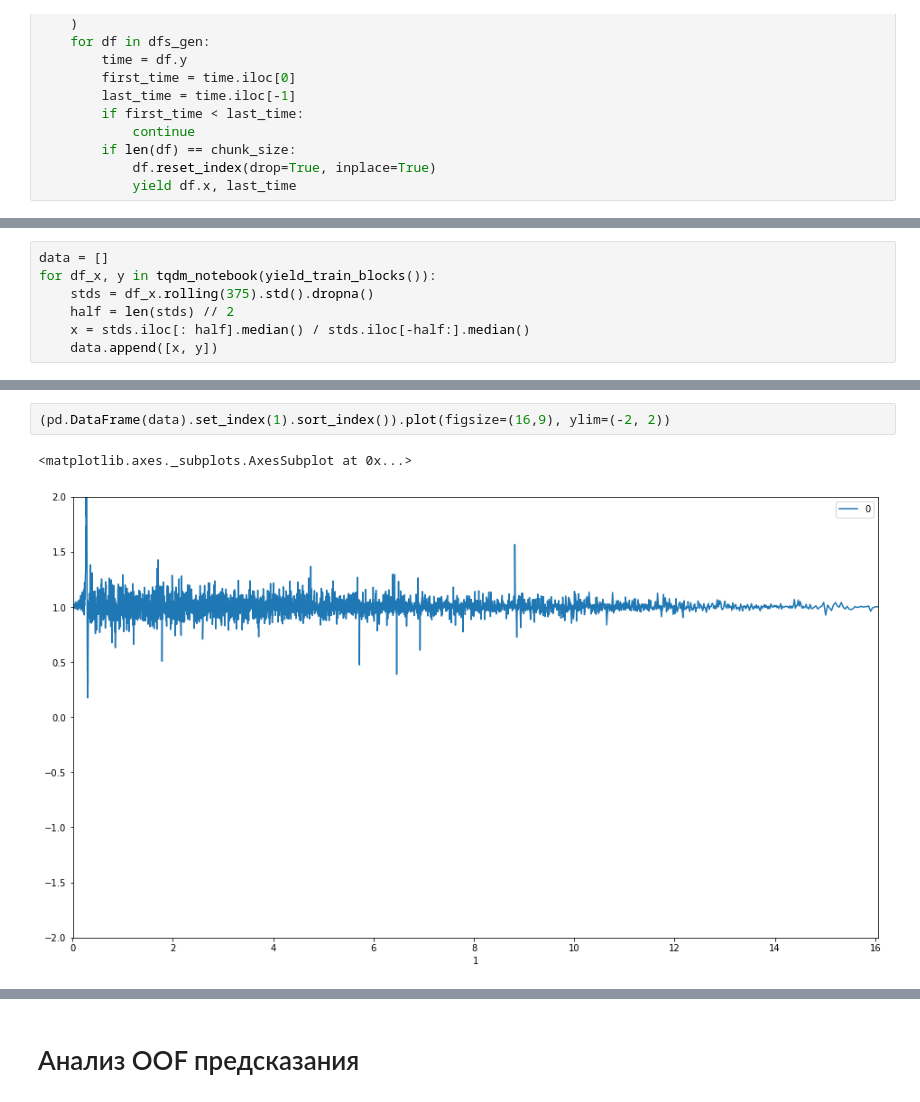
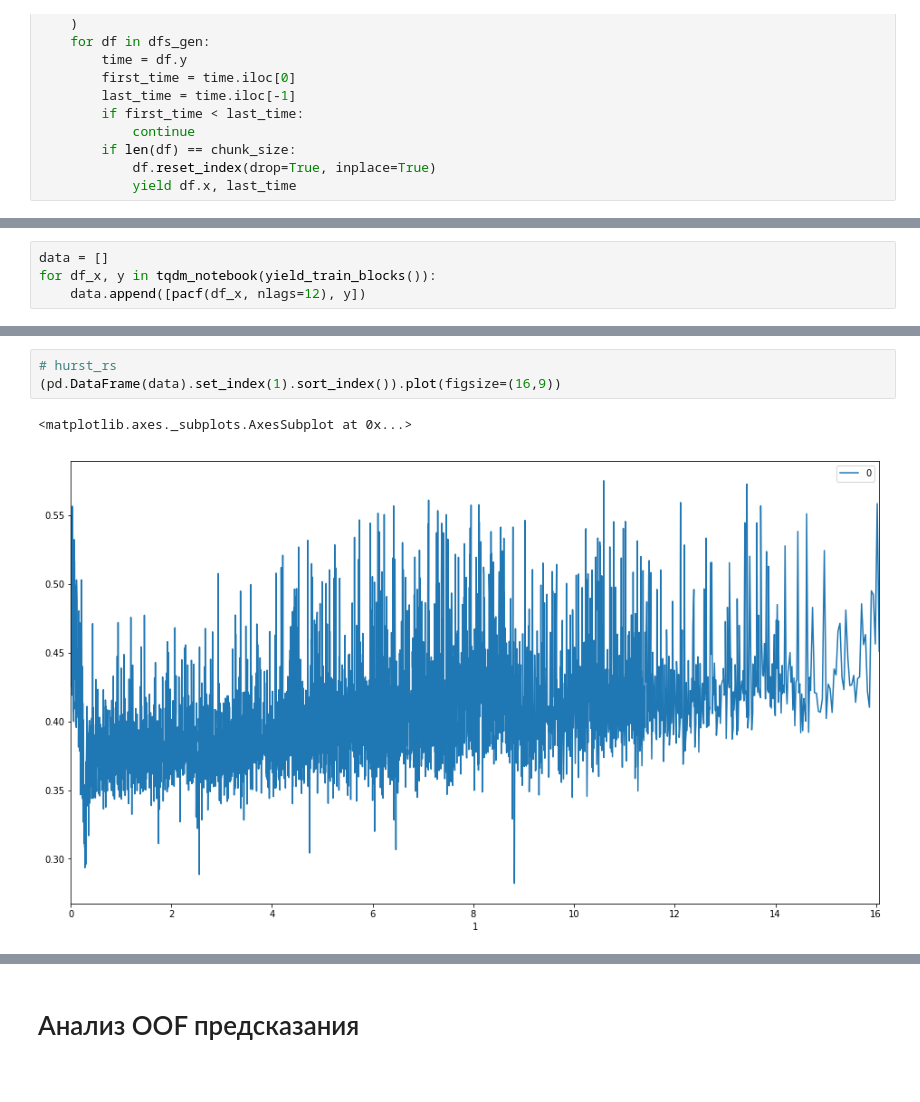
Before and after one commit to WLM1ke/LANL_Earthquake_Prediction, a Jupyter notebook: notebooks/EDA.ipynb, the cells around one changed output, grey strips where cells are left out. Drawn from its saved outputs; the diff is of its cells as text.

```diff
--- a/notebooks/EDA.ipynb
+++ b/notebooks/EDA.ipynb
@@ -104,9 +122,6 @@ def yield_train_blocks(chunk_size=150000):
 # %%
 data = []
 for df_x, y in tqdm_notebook(yield_train_blocks()):
-    stds = df_x.rolling(375).std().dropna()
-    half = len(stds) // 2
-    x = stds.iloc[: half].median() / stds.iloc[-half:].median()
-    data.append([x, y])
+    data.append([pacf(df_x, nlags=12), y])
 # %% [output]
 [interactive output not drawn]
@@ -113,5 +176,6 @@ for df_x, y in tqdm_notebook(yield_train_blocks()):
 # %%
-(pd.DataFrame(data).set_index(1).sort_index()).plot(figsize=(16,9), ylim=(-2, 2))
+# hurst_rs
+(pd.DataFrame(data).set_index(1).sort_index()).plot(figsize=(16,9))
 # %% [output]
 <matplotlib.axes._subplots.AxesSubplot at 0x...>
-[figure, old version]
+[figure, new version]
```
Also changed, not shown: parts of 25 cells of this notebook, 3 other files.
